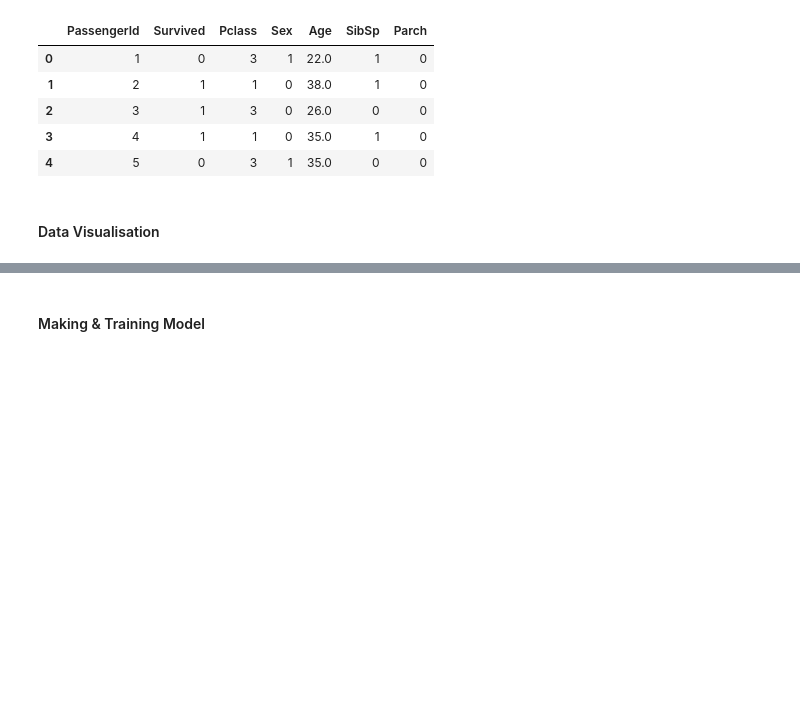
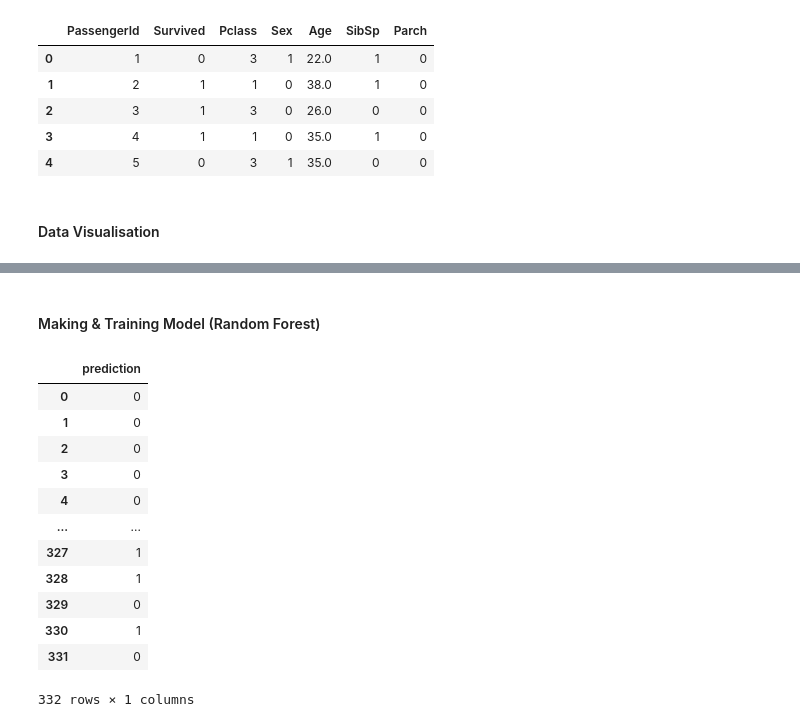
Before and after one commit to georginacyc/Internship, a Jupyter notebook: sklearn/Titanic/Titanic.ipynb, the cells around one changed output, grey strips where cells are left out. Cells and saved outputs as stored; diff of their text form; code cells hidden in the pictures; blank space fills up the shorter version.

```diff
--- a/sklearn/Titanic/Titanic.ipynb
+++ b/sklearn/Titanic/Titanic.ipynb
@@ -61,2 +64,33 @@ sns.heatmap(train_data.corr(), annot = True);
 # %% [markdown]
-#### Making & Training Model
+#### Making & Training Model (Random Forest)
+# %%
+y_train = train_data.Survived
+X_train = train_data.drop("Survived", axis=1)
+X_test = test_data
+
+scaler = StandardScaler().fit(X_train)
+X_train = scaler.transform(X_train)
+X_test = scaler.transform(X_test)
+
+rf = RandomForestClassifier(n_estimators=100, random_state=1)
+
+rf.fit(X_train, y_train)
+
+prediction = rf.predict(X_test)
+
+df = pd.DataFrame({"prediction": prediction})
+df
+# %% [output]
+|  | prediction |
+| 0 | 0 |
+| 1 | 0 |
+| 2 | 0 |
+| 3 | 0 |
+| 4 | 0 |
+| ... | ... |
+| 327 | 1 |
+| 328 | 1 |
+| 329 | 0 |
+| 330 | 1 |
+| 331 | 0 |
+332 rows × 1 columns
```
Also changed, not shown: parts of 4 cells of this notebook, 4 other files.
